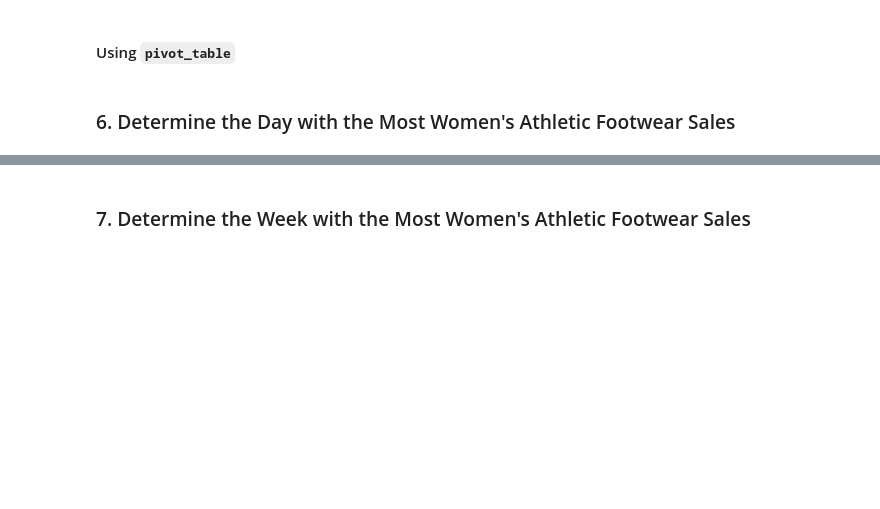
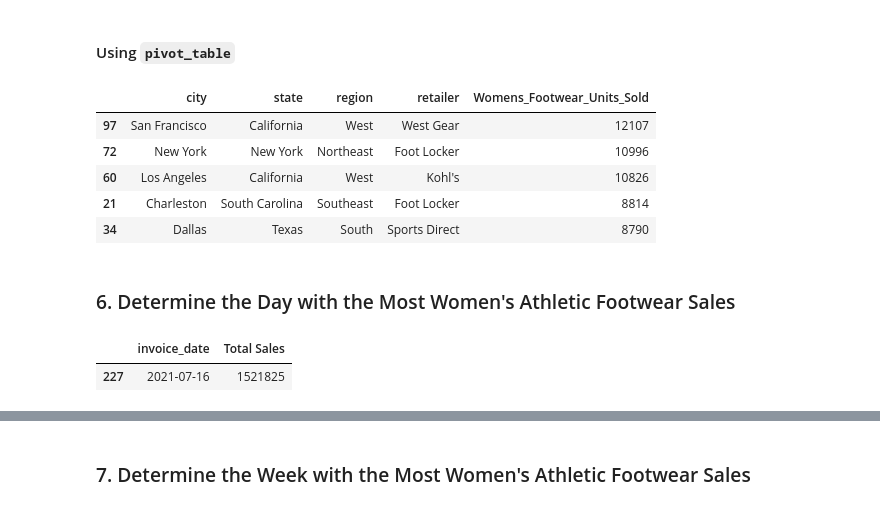
Before and after one commit to 00Smidge/athletic_sales_analysis, a Jupyter notebook: athletic_sales_analysis.ipynb, the cells around one changed output, grey strips where cells are left out. Saved outputs shown, nothing was run; the diff lists cells and outputs as text; code cells hidden in the pictures; blank space fills up the shorter version.

```diff
--- a/athletic_sales_analysis.ipynb
+++ b/athletic_sales_analysis.ipynb
@@ -354,21 +409,45 @@ Total_Retail_Sales.sort_values(["Total Sales"], ascending=False).head(5)
 # %% [markdown]
 #### Using `pivot_table`
 # %%
-# Show the total number of women's athletic footwear sold for each retailer, region, state, and city.
-
+pivot_womens_shoes = womens_wear_df.copy()
 
 # Rename the "units_sold" column to "Womens_Footwear_Units_Sold"
+pivot_womens_shoes = pivot_womens_shoes.rename(
+    columns={"units_sold": "Womens_Footwear_Units_Sold"}
+)
 
+# Show the total number of women's athletic footwear sold for each retailer, region, state, and city.
+Pivot_Womens_Shoes = pivot_womens_shoes.pivot_table(
+    values="Womens_Footwear_Units_Sold",
+    index=["city", "state", "region", "retailer"],
+    aggfunc="sum",
+).reset_index()
 
 # Show the top 5 results.
+Pivot_Womens_Shoes.sort_values(["Womens_Footwear_Units_Sold"], ascending=False).head(5)
+# %% [output]
+|  | city | state | region | retailer | Womens_Footwear_Units_Sold |
+| 97 | San Francisco | California | West | West Gear | 12107 |
+| 72 | New York | New York | Northeast | Foot Locker | 10996 |
+| 60 | Los Angeles | California | West | Kohl's | 10826 |
+| 21 | Charleston | South Carolina | Southeast | Foot Locker | 8814 |
+| 34 | Dallas | Texas | South | Sports Direct | 8790 |
 # %% [markdown]
 ### 6. Determine the Day with the Most Women's Athletic Footwear Sales
 # %%
-# Create a pivot table with the 'invoice_date' column is the index, and the "total_sales" as the values.
-
+highest_sales_day = womens_wear_df.copy()
 
 # Optional: Rename the "total_sales" column to "Total Sales"
+highest_sales_day = highest_sales_day.rename(columns={"total_sales": "Total Sales"})
 
+# Create a pivot table with the 'invoice_date' column as the index, and the "total_sales" as the values.
+Highest_Sales_Day = highest_sales_day.pivot_table(
+    index=["invoice_date"], values=["Total Sales"], aggfunc="sum"
+).reset_index()
 
 # Show the table.
+Highest_Sales_Day.sort_values(['Total Sales'], ascending=False).head(1)
+# %% [output]
+|  | invoice_date | Total Sales |
+| 227 | 2021-07-16 | 1521825 |
 # %%
```
Also changed, not shown: parts of 15 cells of this notebook.
